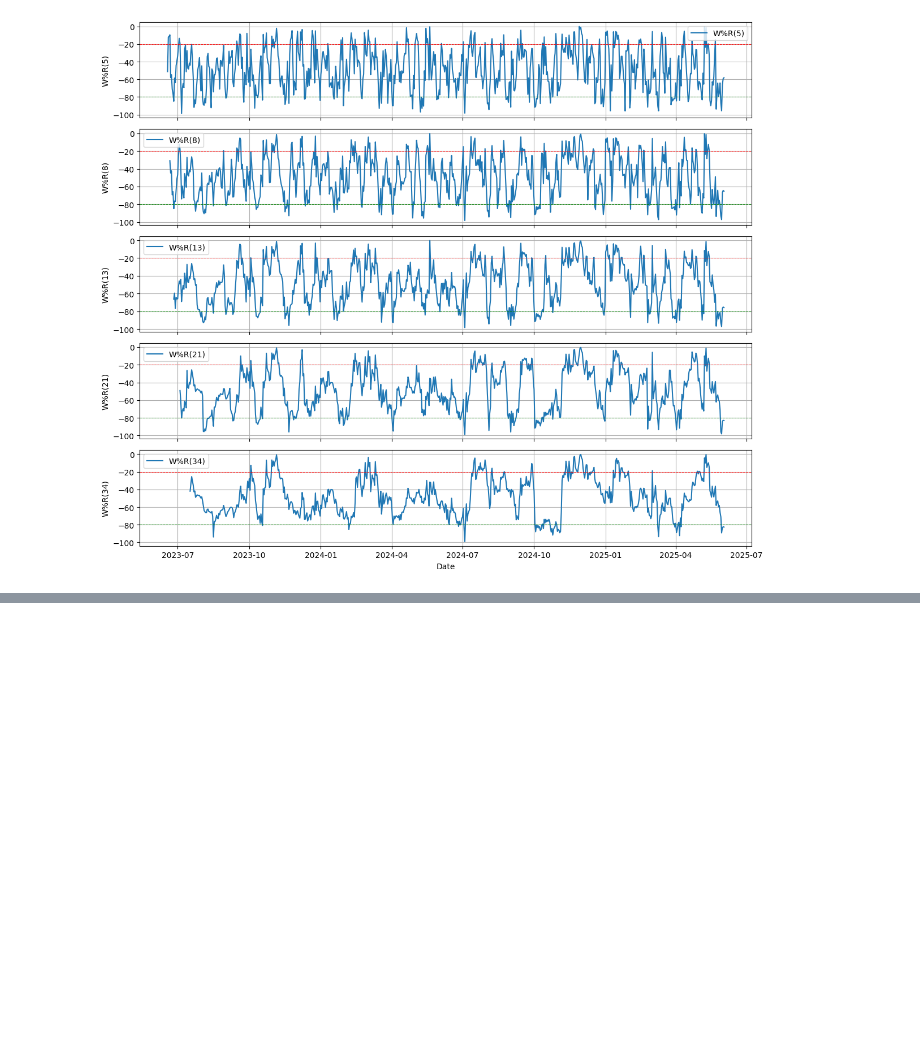
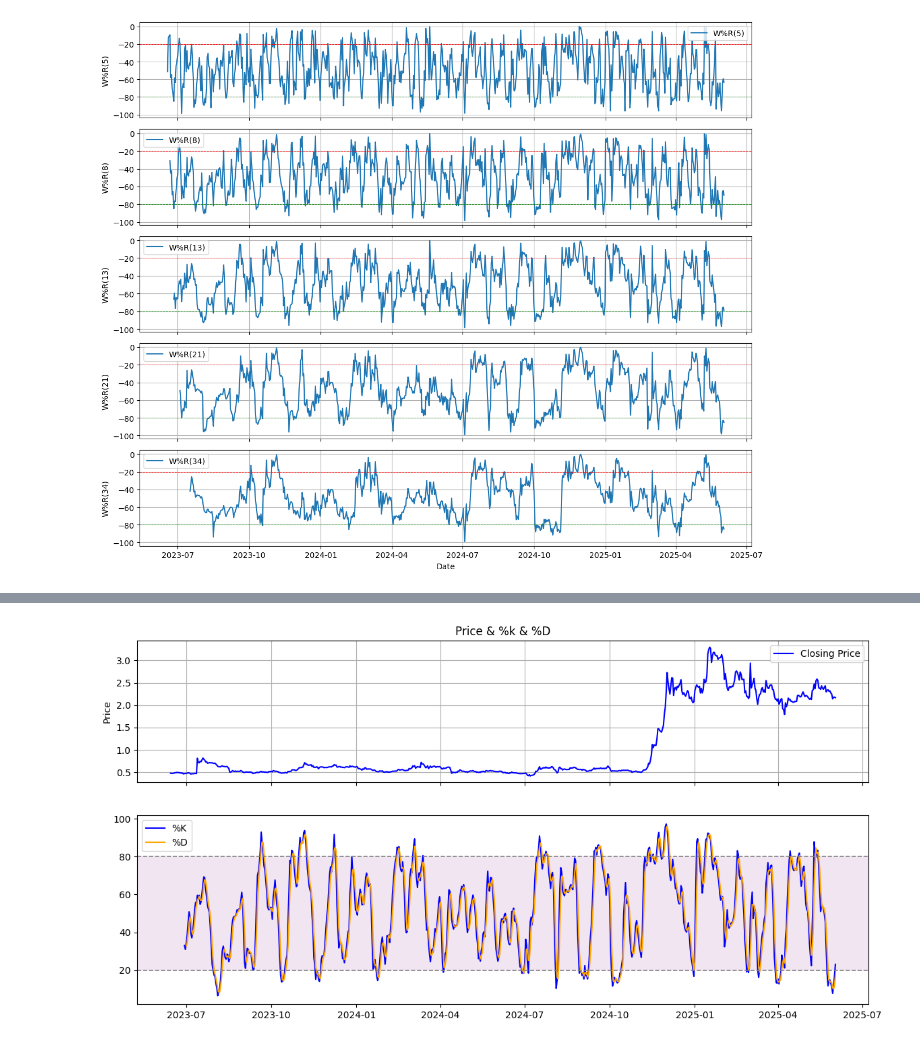
Before and after one commit to Ahkylez/Crypto-Indicators, a Jupyter notebook: crypto_indicators.ipynb, the cells around one changed output, grey strips where cells are left out. Cells and saved outputs as stored; diff of their text form; code cells hidden in the pictures; blank space fills up the shorter version.

```diff
--- a/crypto_indicators.ipynb
+++ b/crypto_indicators.ipynb
@@ -346,0 +369,21 @@ plt.show()
+# %%
+fig, (ax1, ax2) = plt.subplots(2, 1, figsize=(14, 7), sharex=True, gridspec_kw={'height_ratios': [1.5, 2]})
+
+# Upper
+ax1.plot(df.index, df['close'], label='Closing Price', color='blue')
+ax1.set_title("Price & %k & %D")
+ax1.set_ylabel("Price")
+ax1.legend()
+ax1.grid(True)
+
+# Lower
+ax2.plot(df.index, df['STOCHk_14_3_3'], label='%K', color='blue')
+ax2.plot(df.index, df['STOCHd_14_3_3'], label='%D', color='orange')
+ax2.axhline(20, color='grey', linestyle='--', linewidth=1.2)
+ax2.axhline(80, color='grey', linestyle='--', linewidth=1.2)
+ax2.axhspan(20, 80, facecolor='purple', alpha=0.1)
+
+ax2.legend()
+plt.show()
+# %% [output]
+[figure, added]
```
Also changed, not shown: parts of 16 cells of this notebook.
